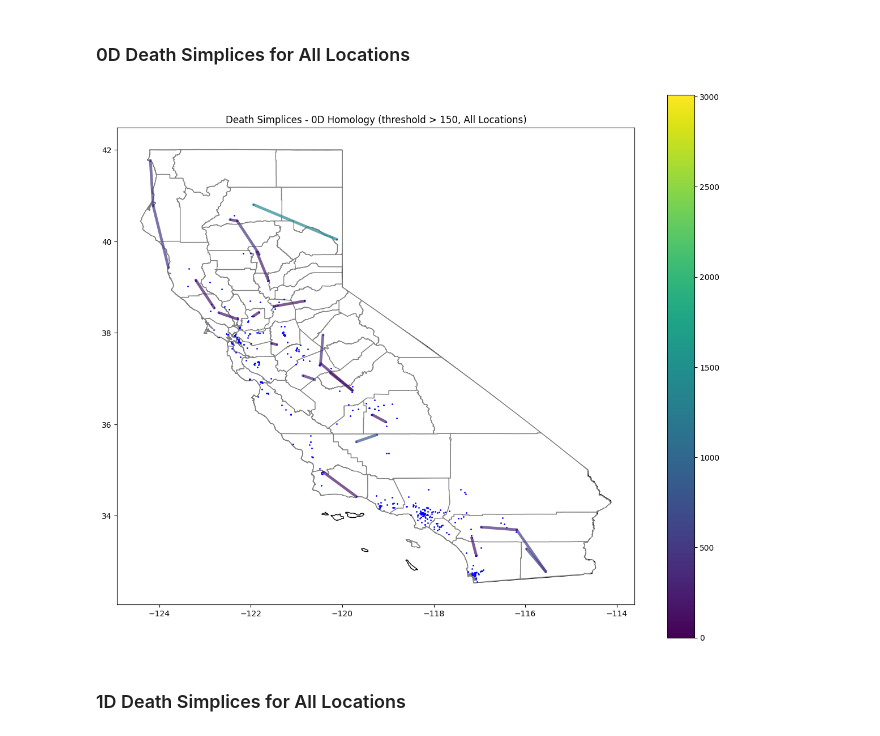
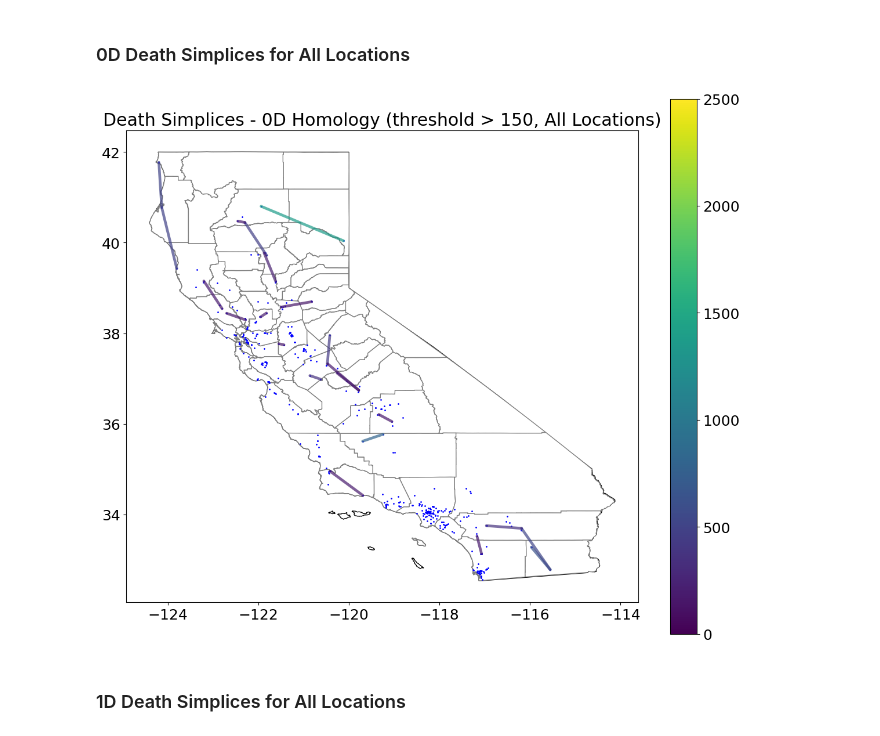
Before and after one commit to deniseg20/MSRIUP_TDA_Healthcare_Accessibility, a Jupyter notebook: persistent_homology/pd_computations/ph_computations_unweighted.ipynb, the cells around one changed output. Cells and saved outputs as stored; diff of their text form; code cells hidden in the pictures.

```diff
--- a/persistent_homology/pd_computations/ph_computations_unweighted.ipynb
+++ b/persistent_homology/pd_computations/ph_computations_unweighted.ipynb
@@ -228,21 +230,16 @@ import gudhi as gd
 from gudhi import RipsComplex
 
 def get_tda_info(gdf,distance_matrix_np, max_hom_dim = 1):
-    '''
-    citypath: string. path where data/travel time matrices are stored.
-        In TDA for Resource Access Drive, this is one of {Atlanta, Chicago, Jacksonville, Los Angeles, NYC, Salt Lake City}.
-    city: {atl, chc, jax, lac, manbronx, queensbrook, stat, slc}
-    Assume that distance matrix is already computed and saved at citypath + f'/{city}_d_matrix.npy'
-    '''
-    # Load distance matrix and wait times (the weights for the weighted Rips complex)
-    D_city = distance_matrix_np
-    #np.genfromtxt(citypath + f'/{city}_d_matrix.csv', delimiter = ",")
+    ''' gdf: GeoPandas DataFrame, consisting of the coordinates of the different points
+        distance_matrix_np: npy matrix containing values after applying the distance function
+        max_hom_dim: max homology dimension, in our case, it is 1'''
 
     # Calculate simplex pairs for the homology classes max_edge_length = 4000
-    cpx = RipsComplex(distance_matrix = D_city, max_edge_length = 6000).create_simplex_tree(max_dimension = max_hom_dim + 1)
+    cpx = RipsComplex(distance_matrix = distance_matrix_np, max_edge_length = 6000).create_simplex_tree(max_dimension = max_hom_dim + 1)
     cpx.compute_persistence()
     ph = cpx.persistence()
     all_pairs = cpx.persistence_pairs()
+
     return cpx, ph, all_pairs
 # %% [markdown]
 #### Retrieveing the Mean Distances for each Dataset
@@ -387,7 +384,7 @@ import scipy.stats
 from shapely.geometry import LineString, Polygon
 
 # ORIGINIAL
-def plot_deathsimplices_raw(gdf, distance_matrix, cpx, all_pairs, hom_dim, ax, criteria = 'lifetime', thresh = 150, citydf_fname = None, vmin0 = 0, vmin1 = 0, vmax0 = 3010, vmax1 = 3010, legend = True):
+def plot_deathsimplices_raw(gdf, distance_matrix, cpx, all_pairs, hom_dim, ax, criteria = 'death', thresh = 150, citydf_fname = None, vmin0 = 0, vmin1 = 0, vmax0 = 2500, vmax1 = 2500, legend = True):
     '''
     cpx: The filtered complex, as computed by get_cpx_spxpairs. Assume ph has already been computed
     all_pairs: All (birth simplex, death simplex) pairs for the ph of cpx, as computed by get_cpx_spxpairs
@@ -490,6 +487,7 @@ points = coordinates
 # Compute unweighted Rips complex
 cpx_all, ph_all, all_pairs = get_tda_info(gdf_all, distance_matrix_all,max_hom_dim=1)
 # Plot persistence diagram
+plt.rcParams['font.size'] = 20
 plt.rcParams['figure.figsize'] = (12, 10)
 #fig, ax = plt.subplots(1,1)
 order_criteria = 'death'
@@ -511,6 +509,7 @@ max_val = 3010
 # Draw line parallel to diagonal: death = birth + mean_distance
 x_vals = [min_val, max_val]
 y_vals = [min_val + mean_distance_all, max_val + mean_distance_all]
+plt.rcParams['font.size'] = 20
 plt.plot(x_vals, y_vals, color='purple', linestyle='--', linewidth=2, label=f'Mean Distance = {mean_distance_all:.2f}')
 plt.title(f"Persistence Diagram (All Locations)")
 plt.tight_layout()
@@ -522,18 +521,19 @@ Mean Distance: 196.6104847439621
 ### 0D Death Simplices for All Locations
 # %%
 # 2. Plot 0D death simplices
+plt.rcParams['font.size'] = 18
 fig, ax = plt.subplots(figsize=(12, 10))
 california.plot(ax=ax, color='white', edgecolor='black')
 #simple_plot_death_simplices_raw(gdf, cpx, all_pairs, hom_dim=0, ax=ax)
 plt.title(f"Death Simplices - 0D Homology (threshold > {thresh}, All Locations)")
 #simple_plot_death_simplices(gdf, cpx, all_pairs, hom_dim=0, ax=ax)
 death_times_0d_all = plot_deathsimplices_raw(gdf_all, distance_matrix_all, cpx_all, all_pairs, 0, ax)
 plt.tight_layout()
 plt.show()
 
 #print(death_times_0d_all)
 # %% [output]
-[figure, old version]
+[figure, new version]
 # %% [markdown]
 ### 1D Death Simplices for All Locations
 # %%
```
Also changed, not shown: parts of 29 cells of this notebook, 11 other files.
